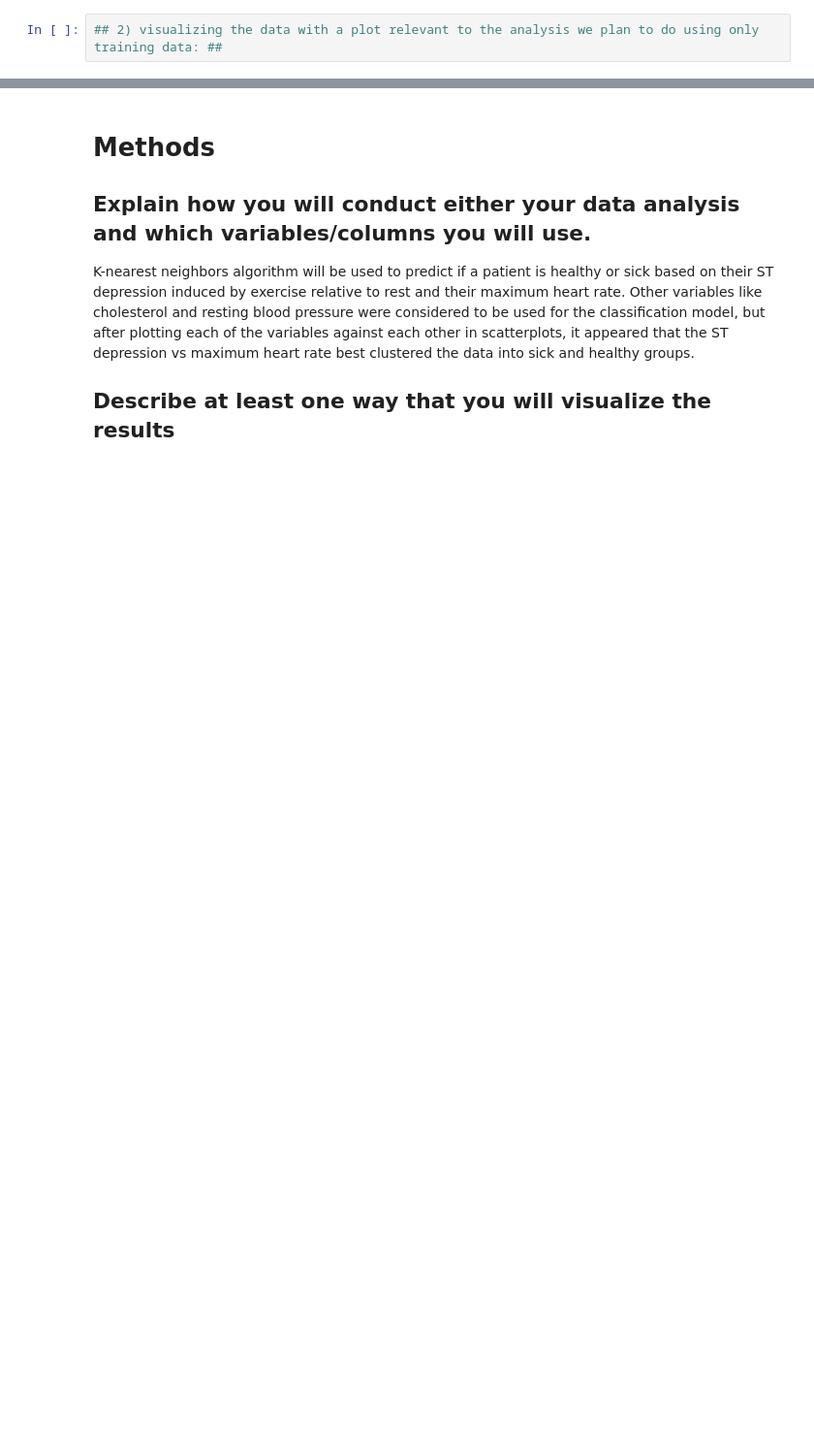
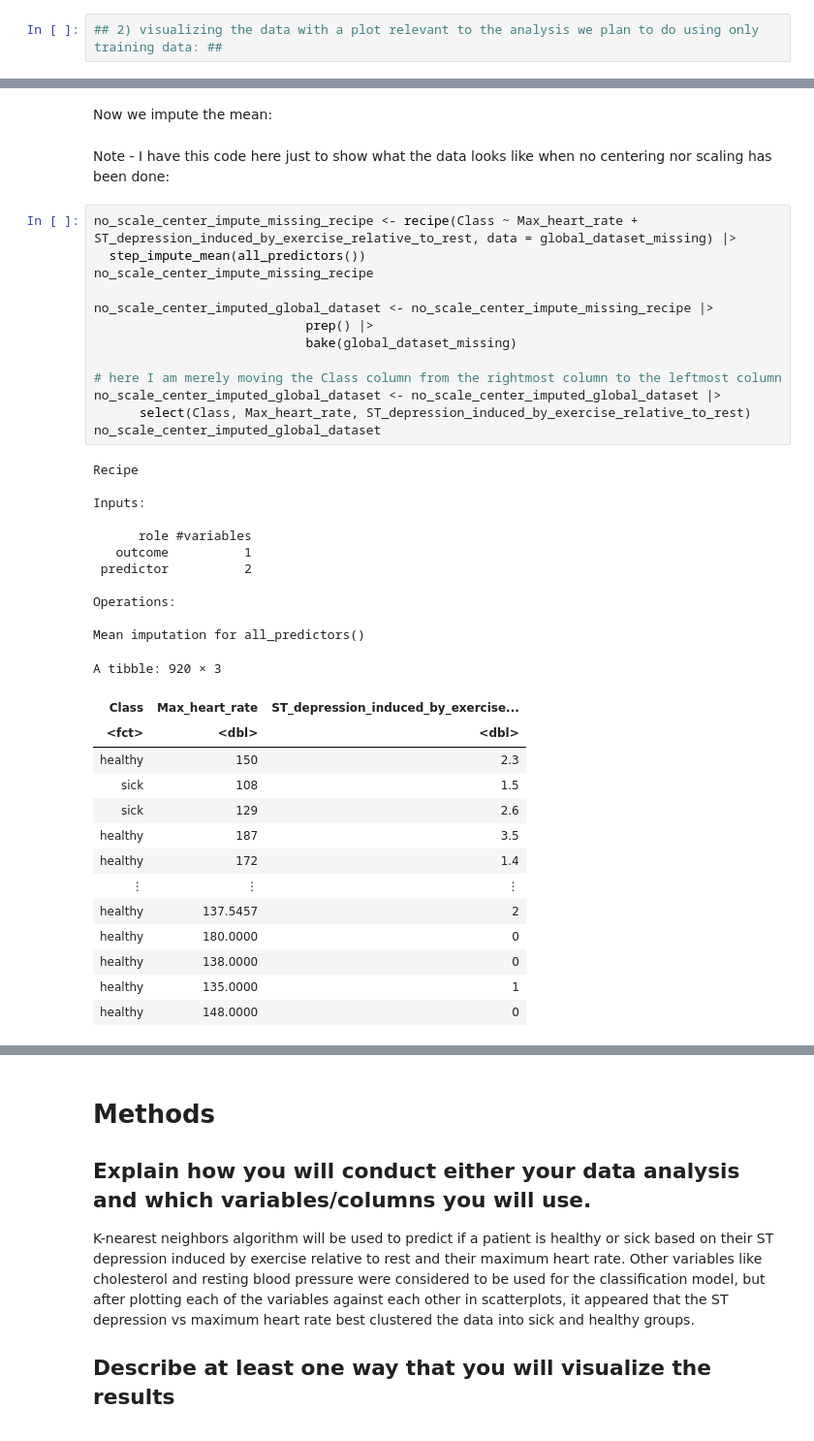
Before and after one commit to riacsik/heart-disease, a Jupyter notebook: group_project_report.ipynb, the cells around one changed output, grey strips where cells are left out. Shown: that part at 97% size. Drawn from its saved outputs; the diff is of its cells as text; blank space fills up the shorter version.

```diff
--- a/group_project_report.ipynb
+++ b/group_project_report.ipynb
@@ -444,0 +371,43 @@ mhr_oldpeak
+# %% [markdown]
+Now we impute the mean:
+# %% [markdown]
+Note - I have this code here just to show what the data looks like when no centering nor scaling has been done:
+# %%
+no_scale_center_impute_missing_recipe <- recipe(Class ~ Max_heart_rate + ST_depression_induced_by_exercise_relative_to_rest, data = global_dataset_missing) |>
+  step_impute_mean(all_predictors())
+no_scale_center_impute_missing_recipe
+
+no_scale_center_imputed_global_dataset <- no_scale_center_impute_missing_recipe |>
+                            prep() |>
+                            bake(global_dataset_missing)
+
+# here I am merely moving the Class column from the rightmost column to the leftmost column
+no_scale_center_imputed_global_dataset <- no_scale_center_imputed_global_dataset |>
+      select(Class, Max_heart_rate, ST_depression_induced_by_exercise_relative_to_rest)
+no_scale_center_imputed_global_dataset
+# %% [output]
+Recipe
+
+Inputs:
+
+      role #variables
+   outcome          1
+ predictor          2
+
+Operations:
+
+Mean imputation for all_predictors()
+A tibble: 920 × 3
+| Class | Max_heart_rate | ST_depression_induced_by_exercise... |
+| <fct> | <dbl> | <dbl> |
+| healthy | 150 | 2.3 |
+| sick | 108 | 1.5 |
+| sick | 129 | 2.6 |
+| healthy | 187 | 3.5 |
+| healthy | 172 | 1.4 |
+| ⋮ | ⋮ | ⋮ |
+| healthy | 137.5457 | 2 |
+| healthy | 180.0000 | 0 |
+| healthy | 138.0000 | 0 |
+| healthy | 135.0000 | 1 |
+| healthy | 148.0000 | 0 |
```
Also changed, not shown: parts of 11 cells of this notebook.
